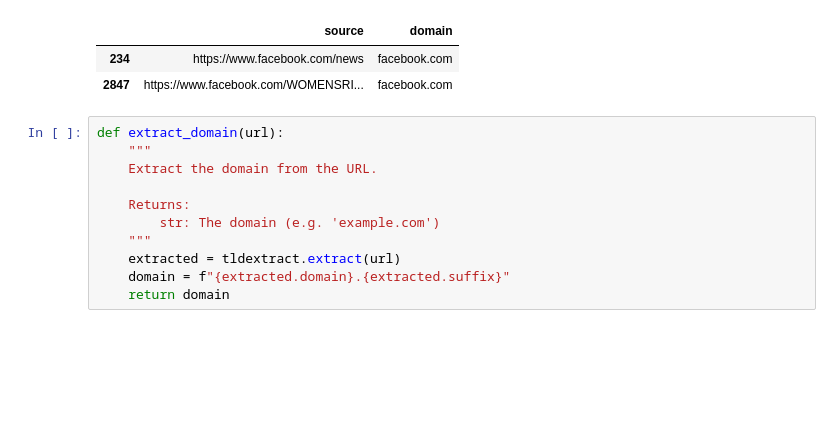
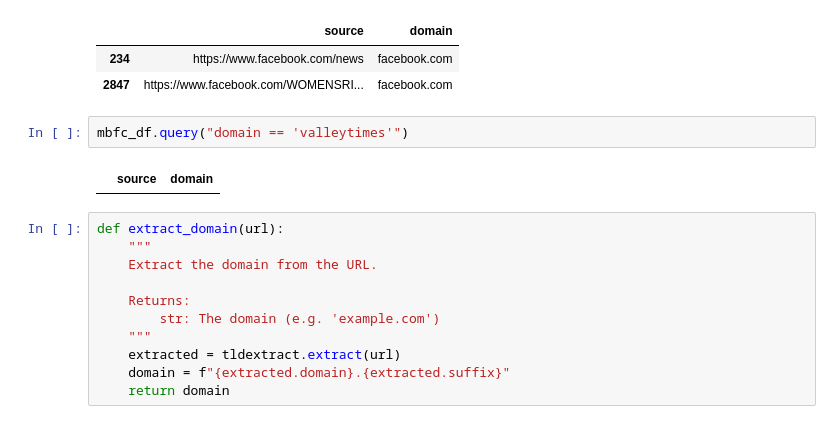
Before and after one commit to yang3kc/list_of_news_domains, a Jupyter notebook: notebooks/explore.ipynb, the cells around one changed output. Drawn from its saved outputs; the diff is of its cells as text; blank space fills up the shorter version.

```diff
--- a/notebooks/explore.ipynb
+++ b/notebooks/explore.ipynb
@@ -75,6 +81,10 @@ mbfc_df.query("domain == 'facebook.com'")
 |  | source | domain |
 | 234 | https://www.facebook.com/news | facebook.com |
 | 2847 | https://www.facebook.com/WOMENSRI... | facebook.com |
+# %%
+mbfc_df.query("domain == 'valleytimes'")
+# %% [output]
+|  | source | domain |
 # %%
 def extract_domain(url):
     """
```
Also changed, not shown: parts of 7 cells of this notebook, 4 other files.
